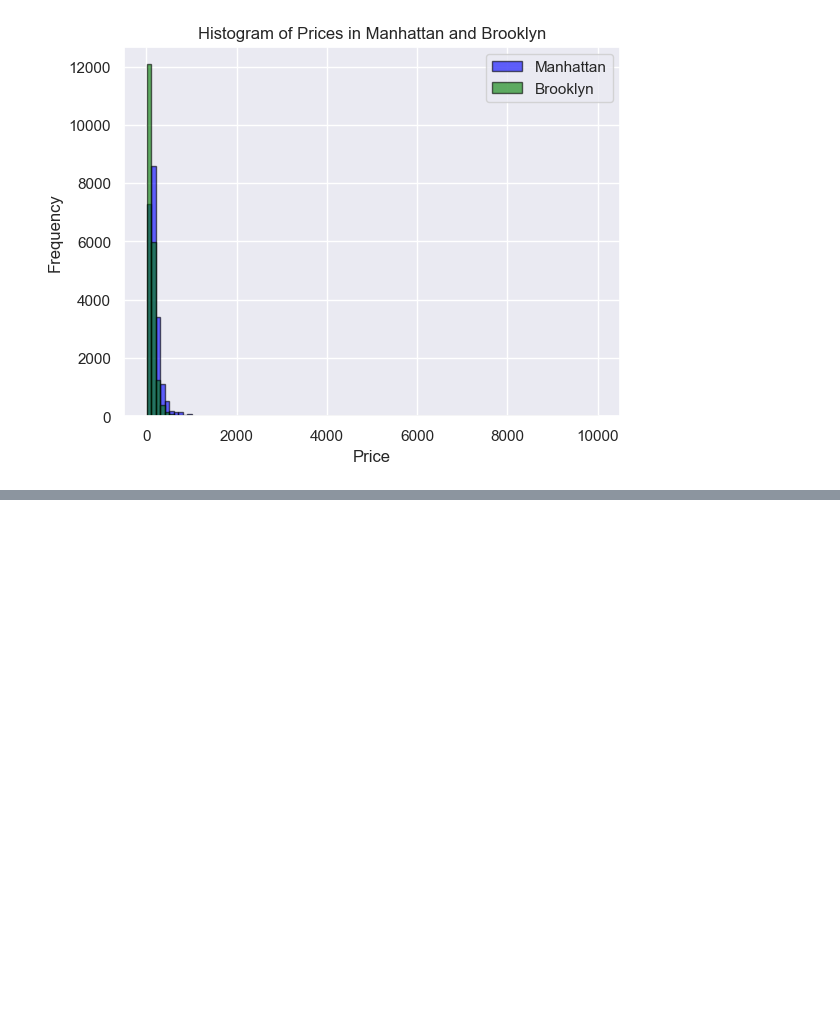
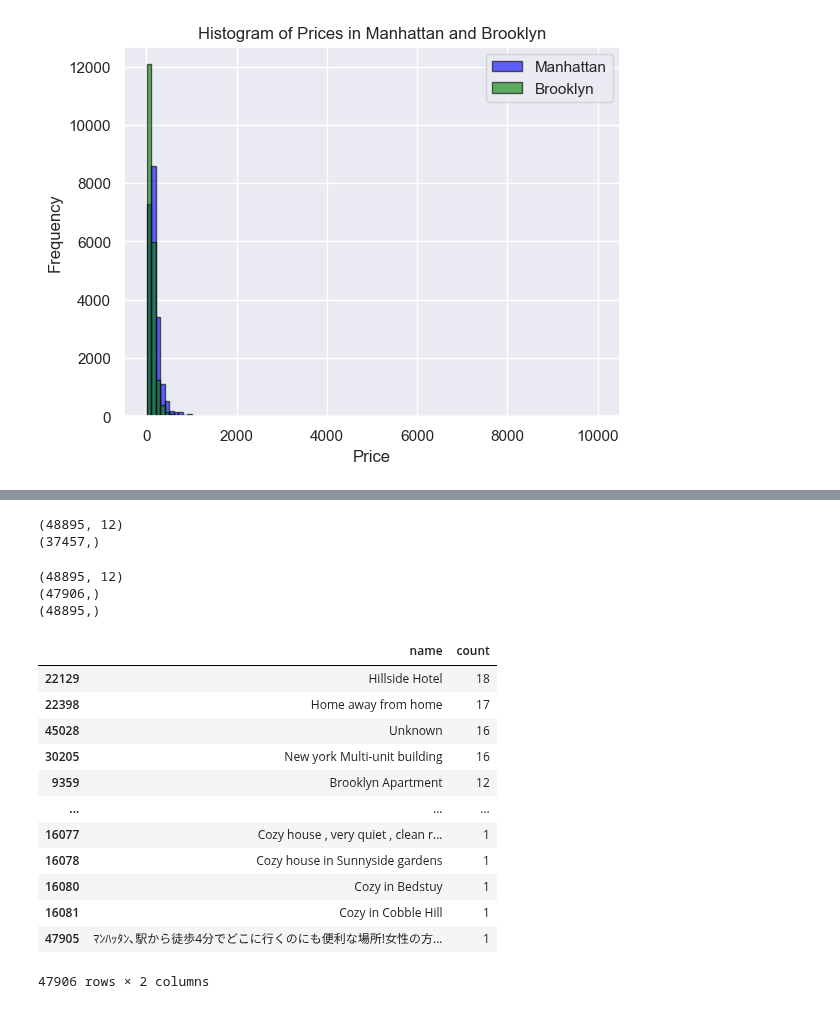
Before and after one commit to Adamb0lt/airbnb_data_analysis_and_DB_storage, a Jupyter notebook: NYC airbnb/airbnb_analysis_ML_redone.ipynb, the cells around one changed output, grey strips where cells are left out. Saved outputs shown, nothing was run; the diff lists cells and outputs as text; code cells hidden in the pictures; blank space fills up the shorter version.

Commit message:
started process for classification model

```diff
--- a/NYC airbnb/airbnb_analysis_ML_redone.ipynb
+++ b/NYC airbnb/airbnb_analysis_ML_redone.ipynb
@@ -478,0 +494,36 @@ This will become an error in seaborn v0.14.0; please update your code.
+# %%
+# so to start, we'll look into the uniqueness of hosts within the dataset
+# shows that some hosts have multiple listings
+print(df.shape)
+print(df.host_id.unique().shape)
+# %% [output]
+(48895, 12)
+(37457,)
+# %%
+# we'll also look into the uniqueness of listings within the dataset
+# shows that some hosts have multiple listings
+print(df.shape)
+print(df.name.unique().shape)
+print(df.id.unique().shape)
+# %% [output]
+(48895, 12)
+(47906,)
+(48895,)
+# %%
+# TODO: check more into if there are names that are repeats and the counts associated with them
+names_count = df.groupby('name')['name'].count().reset_index(name='count').sort_values(by='count', ascending=False)
+names_count
+# %% [output]
+|  | name | count |
+| 22129 | Hillside Hotel | 18 |
+| 22398 | Home away from home | 17 |
+| 45028 | Unknown | 16 |
+| 30205 | New york Multi-unit building | 16 |
+| 9359 | Brooklyn Apartment | 12 |
+| ... | ... | ... |
+| 16077 | Cozy house , very quiet , clean r... | 1 |
+| 16078 | Cozy house in Sunnyside gardens | 1 |
+| 16080 | Cozy in Bedstuy | 1 |
+| 16081 | Cozy in Cobble Hill | 1 |
+| 47905 | ﾏﾝﾊｯﾀﾝ､駅から徒歩4分でどこに行くのにも便利な場所!女性の方... | 1 |
+47906 rows × 2 columns
```
Also changed, not shown: parts of 8 cells of this notebook.
